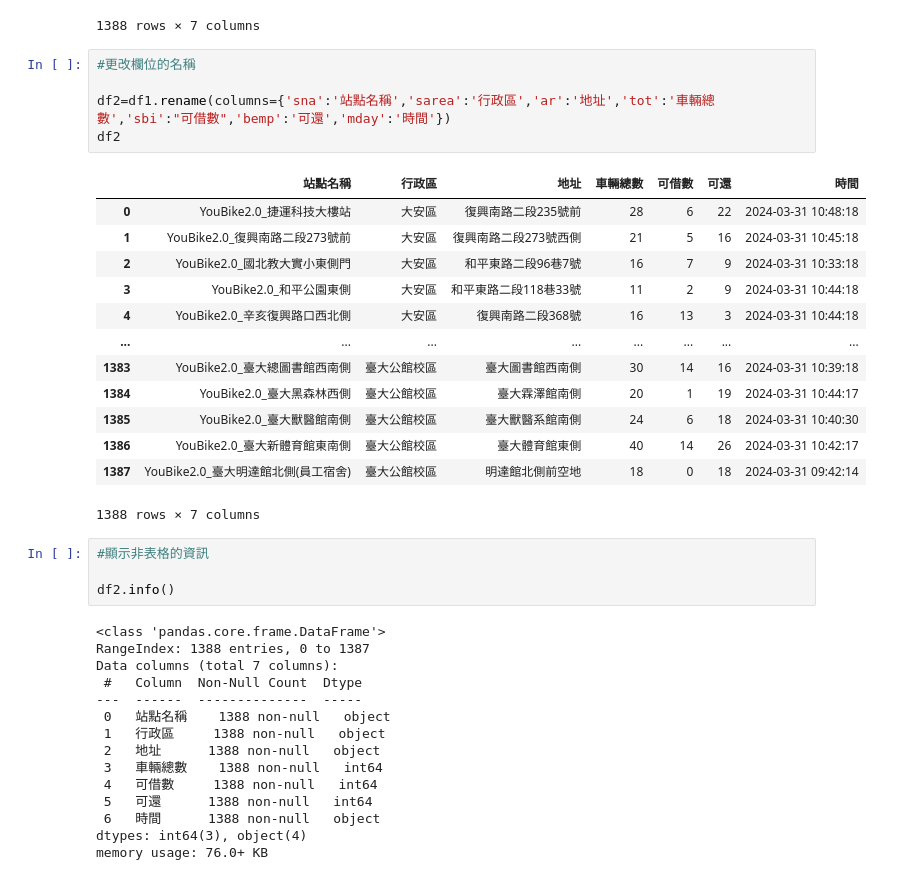
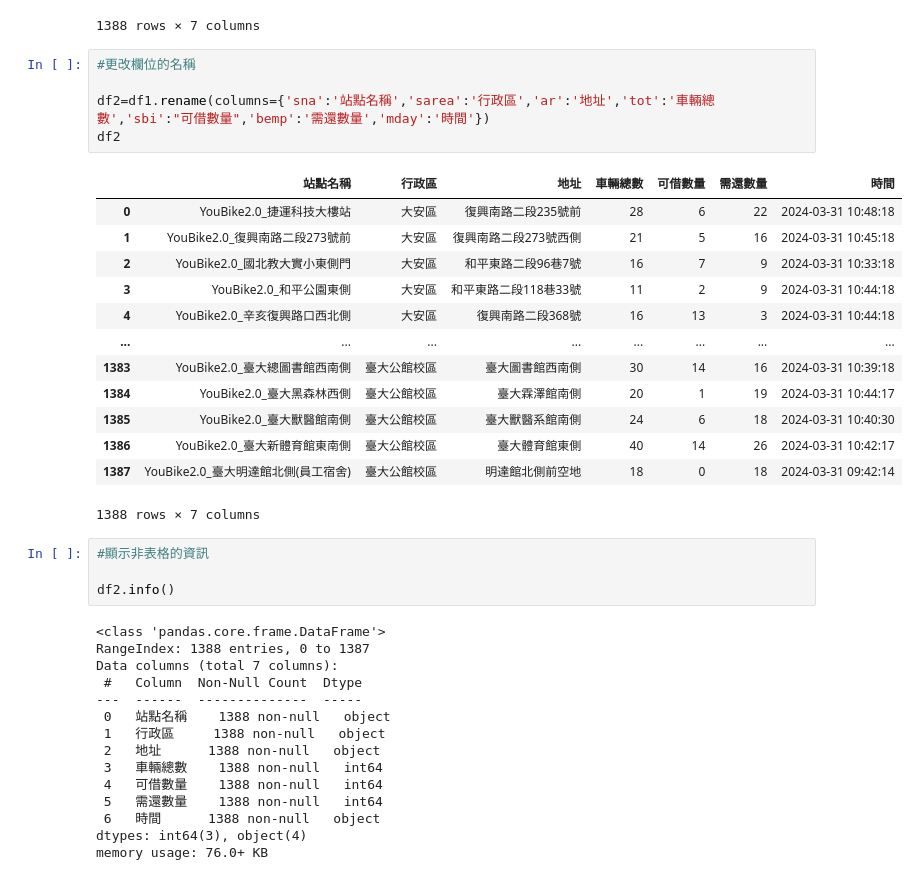
Before and after one commit to angelaleepython/__2024_01_28_Sunday, a Jupyter notebook: lesson17/lesson17_1.ipynb, the cells around one changed output. Saved outputs shown, nothing was run; the diff lists cells and outputs as text.

```diff
--- a/lesson17/lesson17_1.ipynb
+++ b/lesson17/lesson17_1.ipynb
@@ -79,10 +79,10 @@ df1
 # %%
 #更改欄位的名稱
 
-df2=df1.rename(columns={'sna':'站點名稱','sarea':'行政區','ar':'地址','tot':'車輛總數','sbi':"可借數",'bemp':'可還','mday':'時間'})
+df2=df1.rename(columns={'sna':'站點名稱','sarea':'行政區','ar':'地址','tot':'車輛總數','sbi':"可借數量",'bemp':'需還數量','mday':'時間'})
 df2
 # %% [output]
-|  | 站點名稱 | 行政區 | 地址 | 車輛總數 | 可借數 | 可還 | 時間 |
+|  | 站點名稱 | 行政區 | 地址 | 車輛總數 | 可借數量 | 需還數量 | 時間 |
 | 0 | YouBike2.0_捷運科技大樓站 | 大安區 | 復興南路二段235號前 | 28 | 6 | 22 | 2024-03-31 10:48:18 |
 | 1 | YouBike2.0_復興南路二段273號前 | 大安區 | 復興南路二段273號西側 | 21 | 5 | 16 | 2024-03-31 10:45:18 |
 | 2 | YouBike2.0_國北教大實小東側門 | 大安區 | 和平東路二段96巷7號 | 16 | 7 | 9 | 2024-03-31 10:33:18 |
@@ -109,8 +109,8 @@ Data columns (total 7 columns):
  1   行政區     1388 non-null   object
  2   地址      1388 non-null   object
  3   車輛總數    1388 non-null   int64
- 4   可借數     1388 non-null   int64
- 5   可還      1388 non-null   int64
+ 4   可借數量    1388 non-null   int64
+ 5   需還數量    1388 non-null   int64
  6   時間      1388 non-null   object
 dtypes: int64(3), object(4)
 memory usage: 76.0+ KB
```
